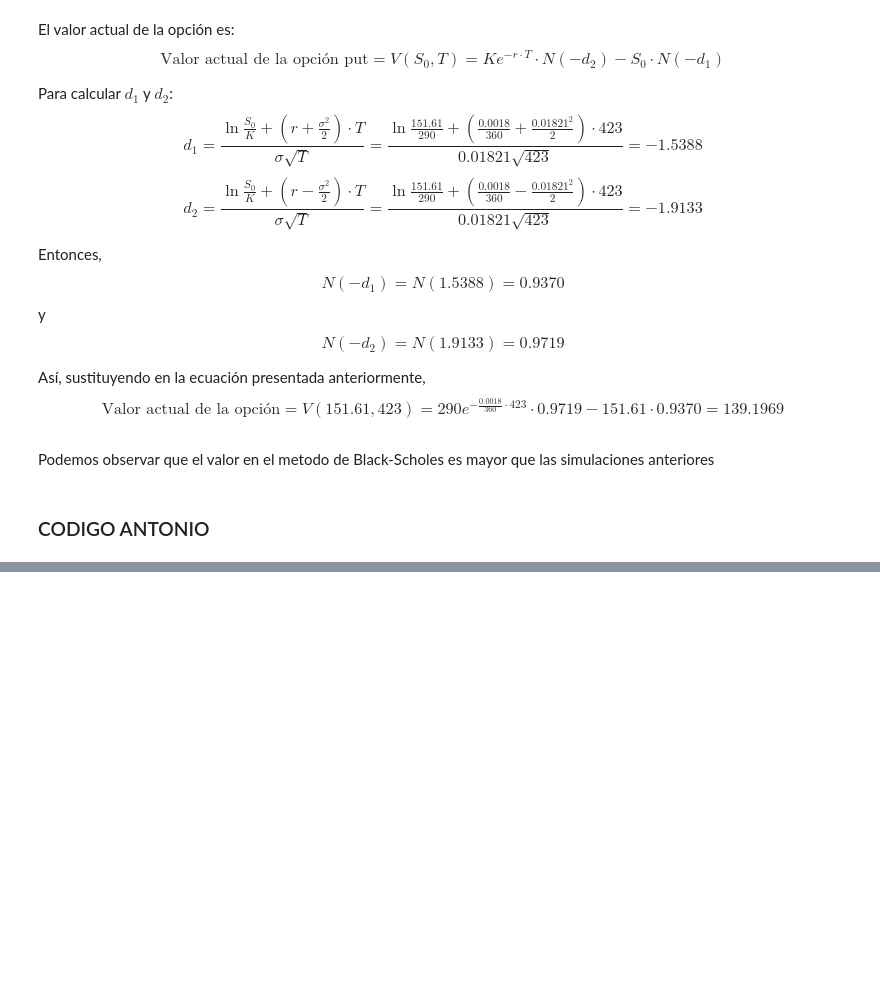
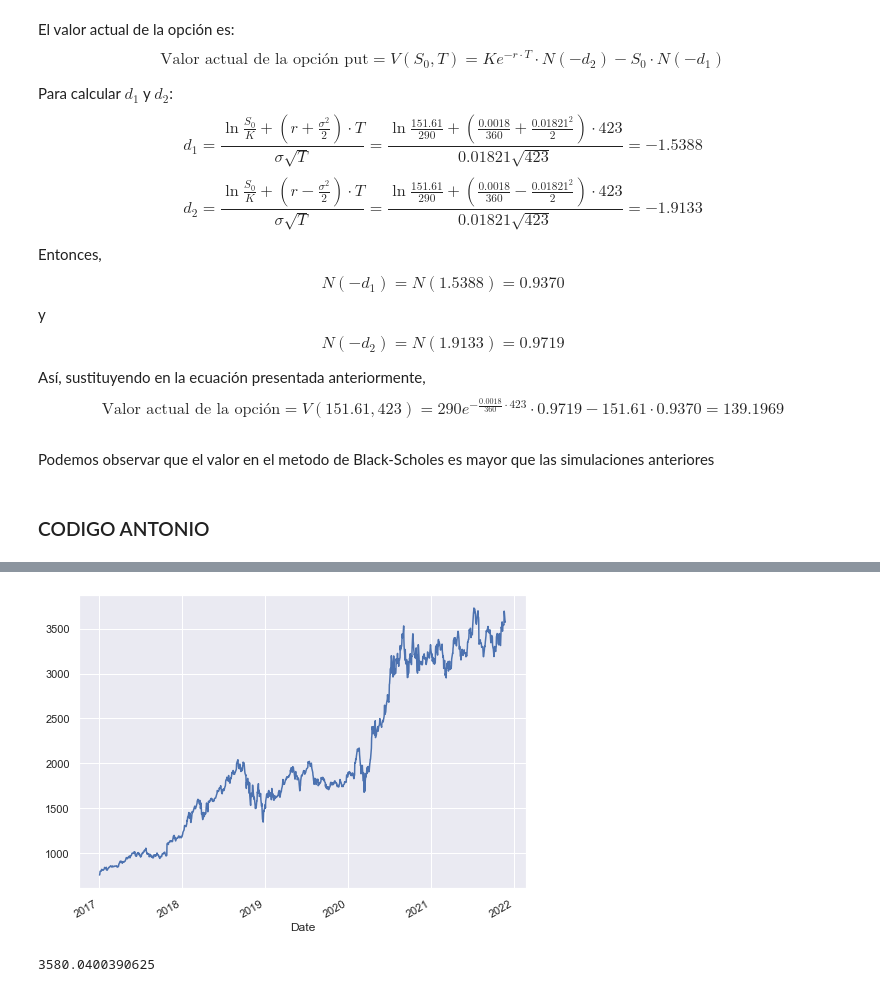
Before and after one commit to Carolina1002/ProyectoConjunto_CBarba_JAContreras, a Jupyter notebook: Tarea8_CBarba_AContreras.ipynb, the cells around one changed output, grey strips where cells are left out. Saved outputs shown, nothing was run; the diff lists cells and outputs as text; code cells hidden in the pictures; blank space fills up the shorter version.

```diff
--- a/Tarea8_CBarba_AContreras.ipynb
+++ b/Tarea8_CBarba_AContreras.ipynb
@@ -328,0 +385,4 @@ Podemos observar que el valor en el metodo de Black-Scholes es mayor que las sim
+# %%
+closes = get_adj_closes(['AMZN'], '2017-01-01')
+closes_amazon = closes.loc[:,'AMZN']
+closes_amazon
@@ -328,0 +403,8 @@ Podemos observar que el valor en el metodo de Black-Scholes es mayor que las sim
+# %%
+closes_amazon.plot(figsize=(8,6));
+# %% [output]
+[figure, added]
+# %%
+closes_amazon[-1]
+# %% [output]
+3580.0400390625
```
Also changed, not shown: parts of 38 cells of this notebook.
